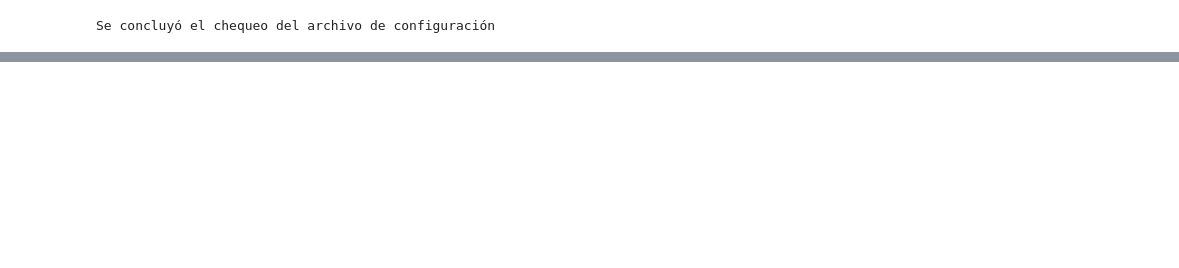
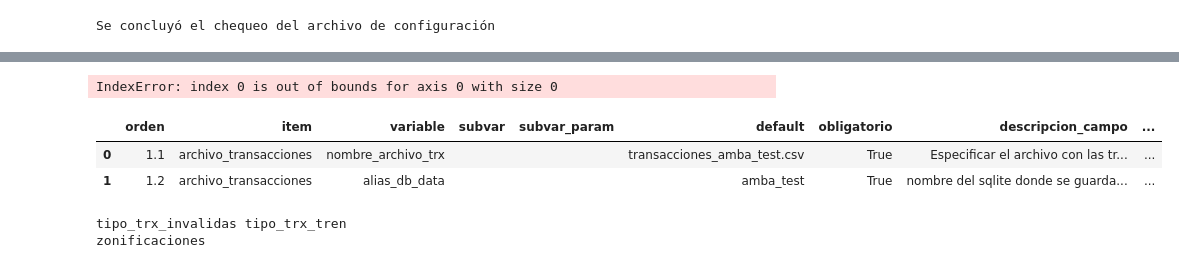
Before and after one commit to EL-BID/UrbanTrips, a Jupyter notebook: check_configs.ipynb, the cells around one changed output, grey strips where cells are left out. Cells and saved outputs as stored; diff of their text form; code cells hidden in the pictures; blank space fills up the shorter version.

Commit message:
documentación y correcciones
docuemntación y correcciones varias

```diff
--- a/check_configs.ipynb
+++ b/check_configs.ipynb
@@ -368,2 +503,19 @@ Se concluyó el chequeo del archivo de configuración
+# %%
+check_config()
+# %% [output]
+IndexError: index 0 is out of bounds for axis 0 with size 0
+# %%
+config_default.head(2)
+# %% [output]
+|  | orden | item | variable | subvar | subvar_param | default | obligatorio | descripcion_campo | ... |
+| 0 | 1.1 | archivo_transacciones | nombre_archivo_trx |  |  | transacciones_amba_test.csv | True | Especificar el archivo con las tr... | ... |
+| 1 | 1.2 | archivo_transacciones | alias_db_data |  |  | amba_test | True | nombre del sqlite donde se guarda... | ... |
 # %%
-check_config()
+conf = create_configuracion(configs)
+for _, i in conf.iterrows():
+    v = config_default[(config_default.variable == i.variable)&(config_default.subvar==i.subvar)]
+    if len(v) == 0:
+        print(i.variable, i.subvar)
+# %% [output]
+tipo_trx_invalidas tipo_trx_tren
+zonificaciones
```
Also changed, not shown: parts of 11 cells of this notebook, 15 other files.
